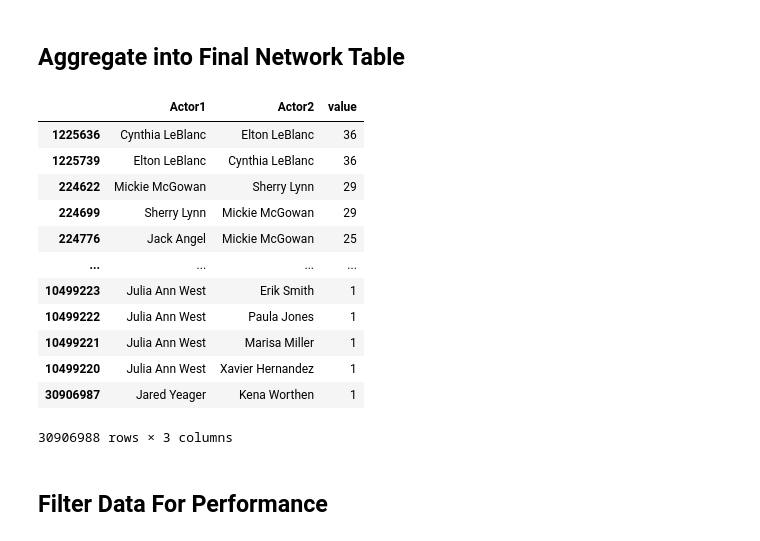
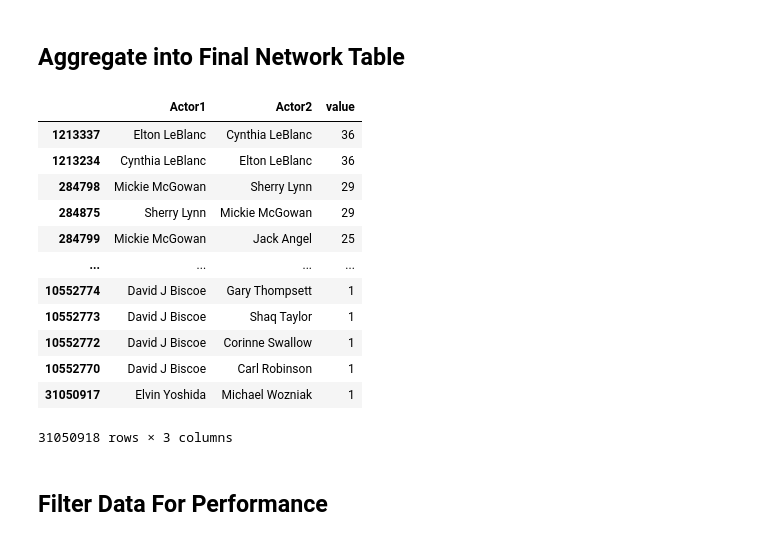
Before and after one commit to ChrisPayneHome/Actor-Network, a Jupyter notebook: Actor-Network.ipynb, the cells around one changed output. Drawn from its saved outputs; the diff is of its cells as text; code cells hidden in the pictures.

```diff
--- a/Actor-Network.ipynb
+++ b/Actor-Network.ipynb
@@ -152,22 +136,2 @@ Scraping cast list from: Clash of the Titans (2010)
 # %% [markdown]
 ## Aggregate into Final Network Table
-# %%
-network_table = pd.concat(dataframes)
-network_table["value"] = 1
-
-final_network_table = network_table.groupby(["Actor1","Actor2"], sort = False, as_index = False).sum()
-final_network_table.sort_values('value', ascending = False)
-# %% [output]
-|  | Actor1 | Actor2 | value |
-| 1225636 | Cynthia LeBlanc | Elton LeBlanc | 36 |
-| 1225739 | Elton LeBlanc | Cynthia LeBlanc | 36 |
-| 224622 | Mickie McGowan | Sherry Lynn | 29 |
-| 224699 | Sherry Lynn | Mickie McGowan | 29 |
-| 224776 | Jack Angel | Mickie McGowan | 25 |
-| ... | ... | ... | ... |
-| 10499223 | Julia Ann West | Erik Smith | 1 |
-| 10499222 | Julia Ann West | Paula Jones | 1 |
-| 10499221 | Julia Ann West | Marisa Miller | 1 |
-| 10499220 | Julia Ann West | Xavier Hernandez | 1 |
-| 30906987 | Jared Yeager | Kena Worthen | 1 |
-30906988 rows × 3 columns
@@ -174,3 +144,22 @@ final_network_table.sort_values('value', ascending = False)
+# %%
+# once this has been saved, simply read the completed table csv when re-running the notebook
+final_network_table = pd.read_csv("Data/Actor_Data.csv")
+
+final_network_table.sort_values('value', ascending = False)
+# %% [output]
+|  | Actor1 | Actor2 | value |
+| 1213337 | Elton LeBlanc | Cynthia LeBlanc | 36 |
+| 1213234 | Cynthia LeBlanc | Elton LeBlanc | 36 |
+| 284798 | Mickie McGowan | Sherry Lynn | 29 |
+| 284875 | Sherry Lynn | Mickie McGowan | 29 |
+| 284799 | Mickie McGowan | Jack Angel | 25 |
+| ... | ... | ... | ... |
+| 10552774 | David J Biscoe | Gary Thompsett | 1 |
+| 10552773 | David J Biscoe | Shaq Taylor | 1 |
+| 10552772 | David J Biscoe | Corinne Swallow | 1 |
+| 10552770 | David J Biscoe | Carl Robinson | 1 |
+| 31050917 | Elvin Yoshida | Michael Wozniak | 1 |
+31050918 rows × 3 columns
 # %% [markdown]
 ## Filter Data For Performance
 # %%
```
Also changed, not shown: parts of 12 cells of this notebook.
